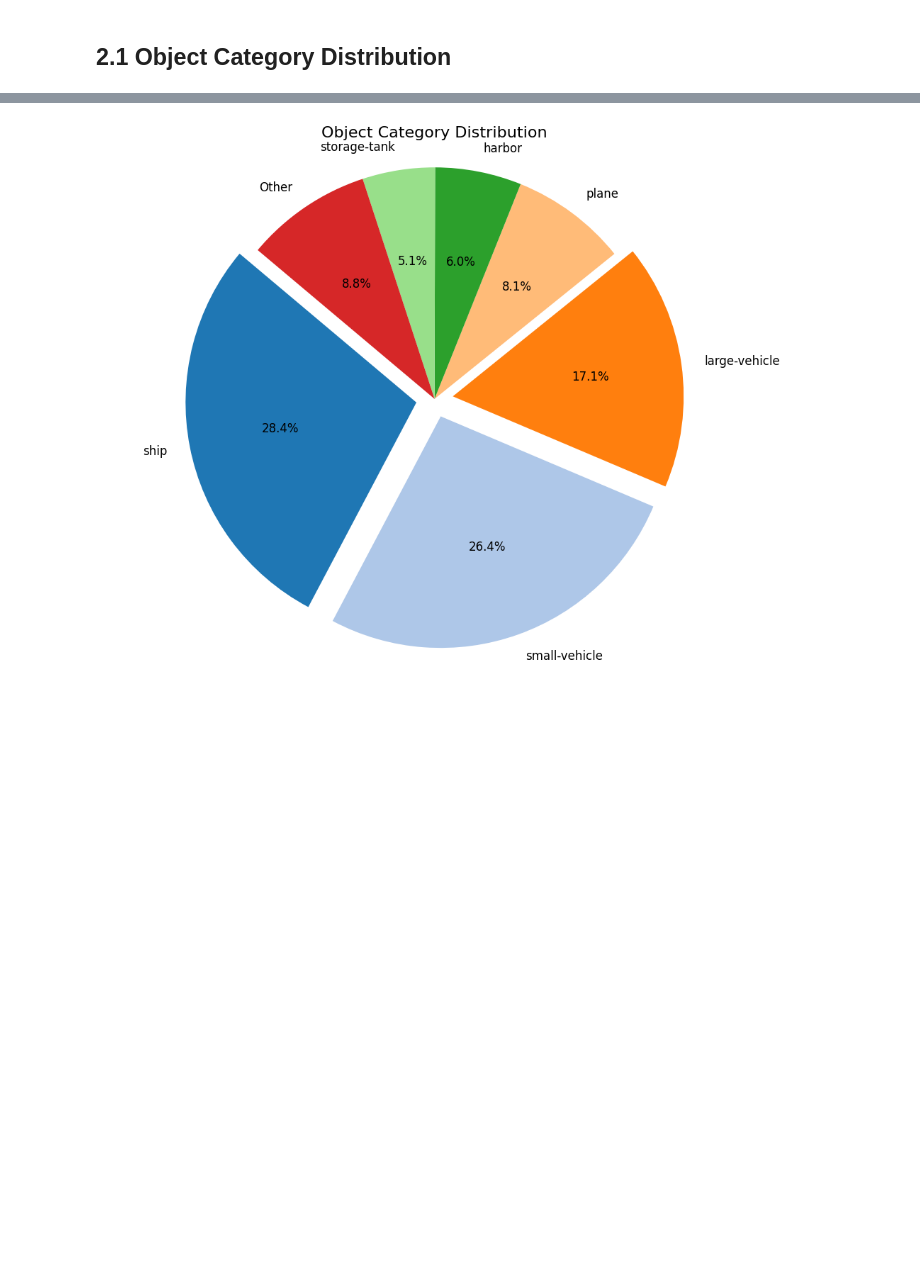
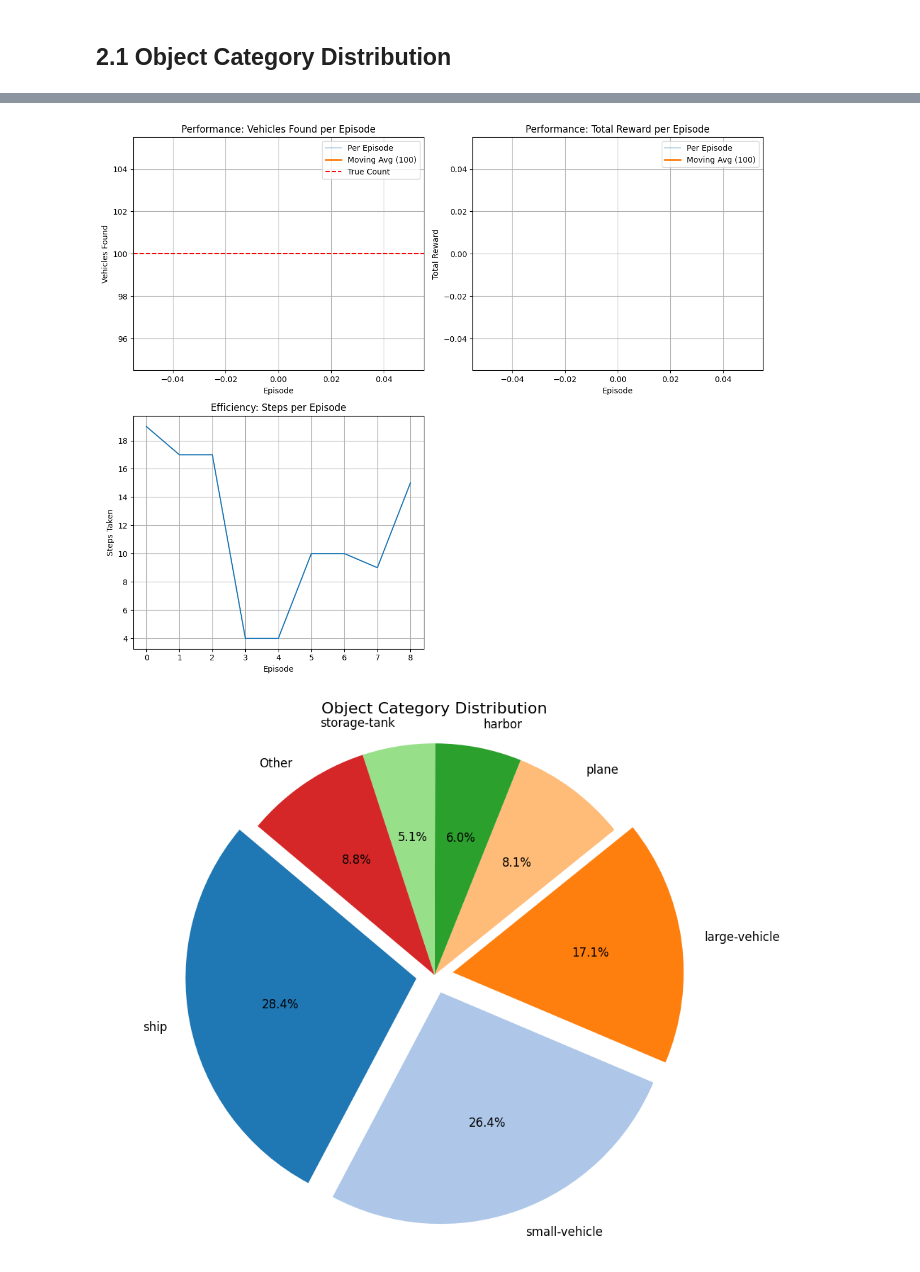
Before and after one commit to WeijieCui/MARS, a Jupyter notebook: mars/train.ipynb, the cells around one changed output, grey strips where cells are left out. Drawn from its saved outputs; the diff is of its cells as text; code cells hidden in the pictures; blank space fills up the shorter version.

```diff
--- a/mars/train.ipynb
+++ b/mars/train.ipynb
@@ -154,3 +296,38 @@ AgentQTableTrainer.train()
+# %%
+# Draw a chart after training
+plt.figure(figsize=(12, 10))
+
+plt.subplot(2, 2, 1)
+plt.plot(episode_vehicles_found, label='Per Episode', alpha=0.3)
+plt.plot(moving_avg_found, label='Moving Avg (100)', linewidth=2)
+plt.axhline(y=100, color='r', linestyle='--', label='True Count')
+plt.xlabel('Episode')
+plt.ylabel('Vehicles Found')
+plt.title('Performance: Vehicles Found per Episode')
+plt.legend()
+plt.grid(True)
+
+plt.subplot(2, 2, 2)
+plt.plot(episode_rewards, label='Per Episode', alpha=0.3)
+plt.plot(moving_avg_rewards, label='Moving Avg (100)', linewidth=2)
+plt.xlabel('Episode')
+plt.ylabel('Total Reward')
+plt.title('Performance: Total Reward per Episode')
+plt.legend()
+plt.grid(True)
+
+plt.subplot(2, 2, 3)
+plt.plot(episode_steps)
+plt.xlabel('Episode')
+plt.ylabel('Steps Taken')
+plt.title('Efficiency: Steps per Episode')
+plt.grid(True)
+
+plt.tight_layout()
+plt.savefig('training_metrics.png')
+plt.show()
+# %% [output]
+[figure, added]
 # %%
 # Parameters
 top_n = 6  # how many categories to show individually
```
Also changed, not shown: parts of 6 cells of this notebook.
